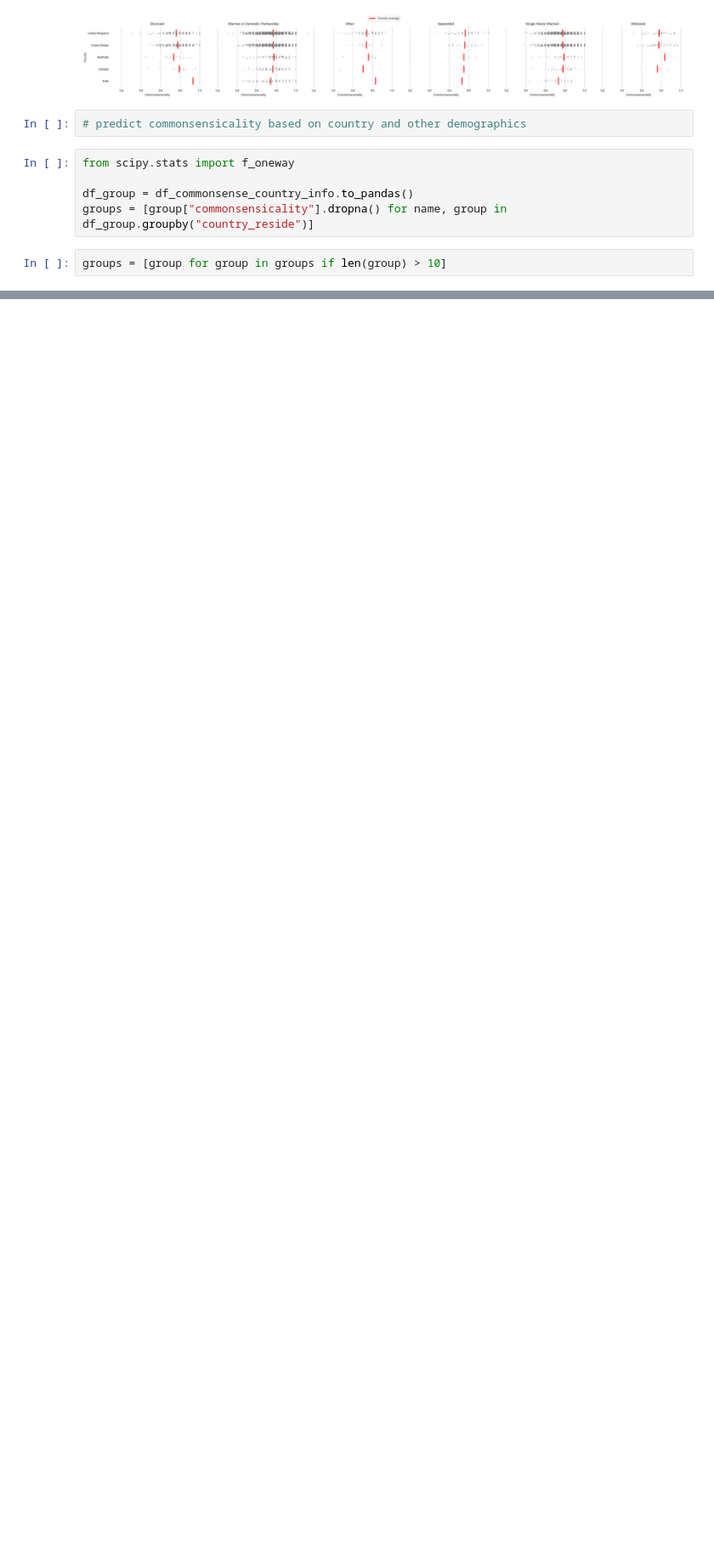
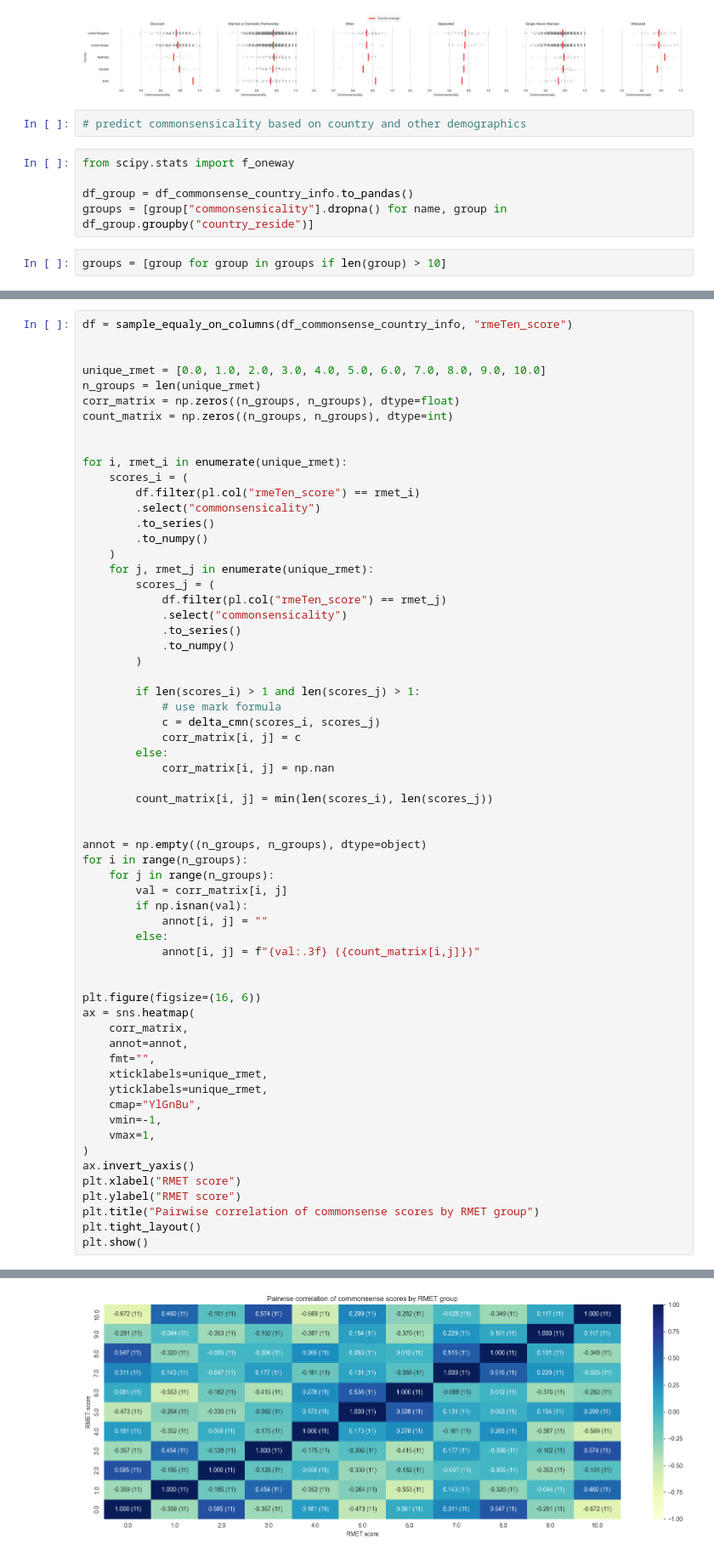
Before and after one commit to Watts-Lab/commonsense-data, a Jupyter notebook: .scripts/dashboard.ipynb, the cells around one changed output, grey strips where cells are left out. Shown at 85% size. Cells and saved outputs as stored; diff of their text form; blank space fills up the shorter version.

```diff
--- a/.scripts/dashboard.ipynb
+++ b/.scripts/dashboard.ipynb
@@ -1717,0 +1918,63 @@ Decision Tree Rules:
+# %%
+df = sample_equaly_on_columns(df_commonsense_country_info, "rmeTen_score")
+
+
+unique_rmet = [0.0, 1.0, 2.0, 3.0, 4.0, 5.0, 6.0, 7.0, 8.0, 9.0, 10.0]
+n_groups = len(unique_rmet)
+corr_matrix = np.zeros((n_groups, n_groups), dtype=float)
+count_matrix = np.zeros((n_groups, n_groups), dtype=int)
+
+
+for i, rmet_i in enumerate(unique_rmet):
+    scores_i = (
+        df.filter(pl.col("rmeTen_score") == rmet_i)
+        .select("commonsensicality")
+        .to_series()
+        .to_numpy()
+    )
+    for j, rmet_j in enumerate(unique_rmet):
+        scores_j = (
+            df.filter(pl.col("rmeTen_score") == rmet_j)
+            .select("commonsensicality")
+            .to_series()
+            .to_numpy()
+        )
+
+        if len(scores_i) > 1 and len(scores_j) > 1:
+            # use mark formula
+            c = delta_cmn(scores_i, scores_j)
+            corr_matrix[i, j] = c
+        else:
+            corr_matrix[i, j] = np.nan
+
+        count_matrix[i, j] = min(len(scores_i), len(scores_j))
+
+
+annot = np.empty((n_groups, n_groups), dtype=object)
+for i in range(n_groups):
+    for j in range(n_groups):
+        val = corr_matrix[i, j]
+        if np.isnan(val):
+            annot[i, j] = ""
+        else:
+            annot[i, j] = f"{val:.3f} ({count_matrix[i,j]})"
+
+
+plt.figure(figsize=(16, 6))
+ax = sns.heatmap(
+    corr_matrix,
+    annot=annot,
+    fmt="",
+    xticklabels=unique_rmet,
+    yticklabels=unique_rmet,
+    cmap="YlGnBu",
+    vmin=-1,
+    vmax=1,
+)
+ax.invert_yaxis()
+plt.xlabel("RMET score")
+plt.ylabel("RMET score")
+plt.title("Pairwise correlation of commonsense scores by RMET group")
+plt.tight_layout()
+plt.show()
+# %% [output]
@@ -1717,0 +1982 @@ Decision Tree Rules:
+[figure, added]
```
Also changed, not shown: parts of 41 cells of this notebook, 1 other file.
